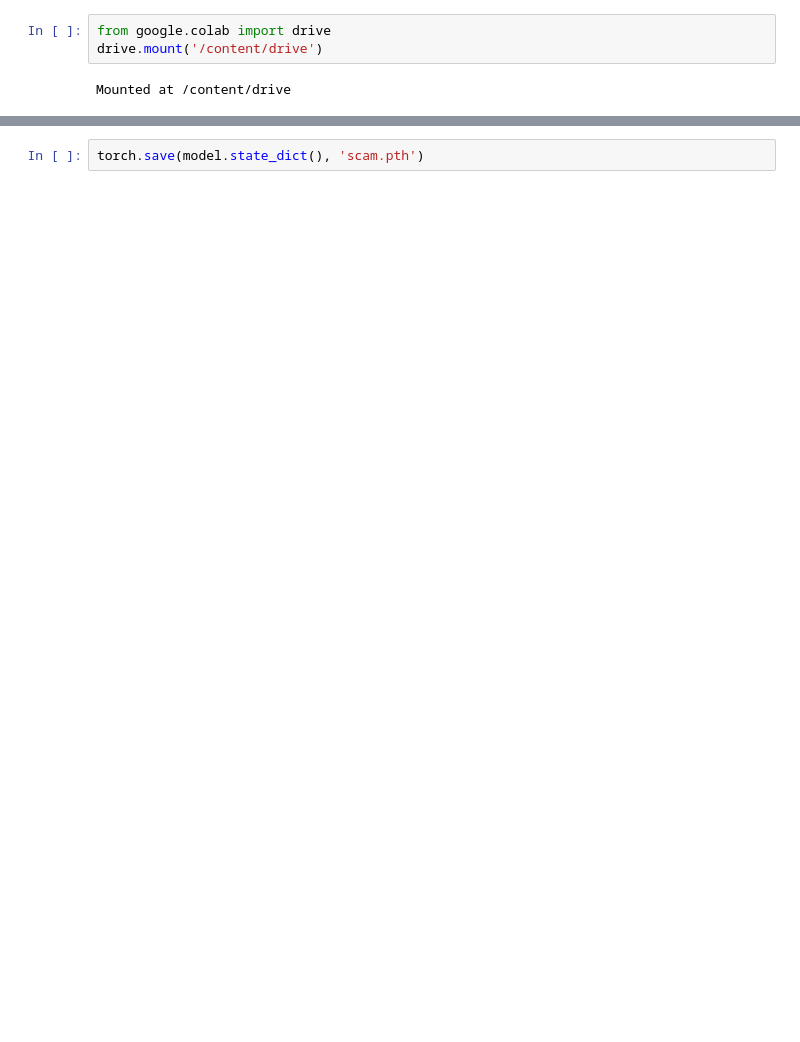
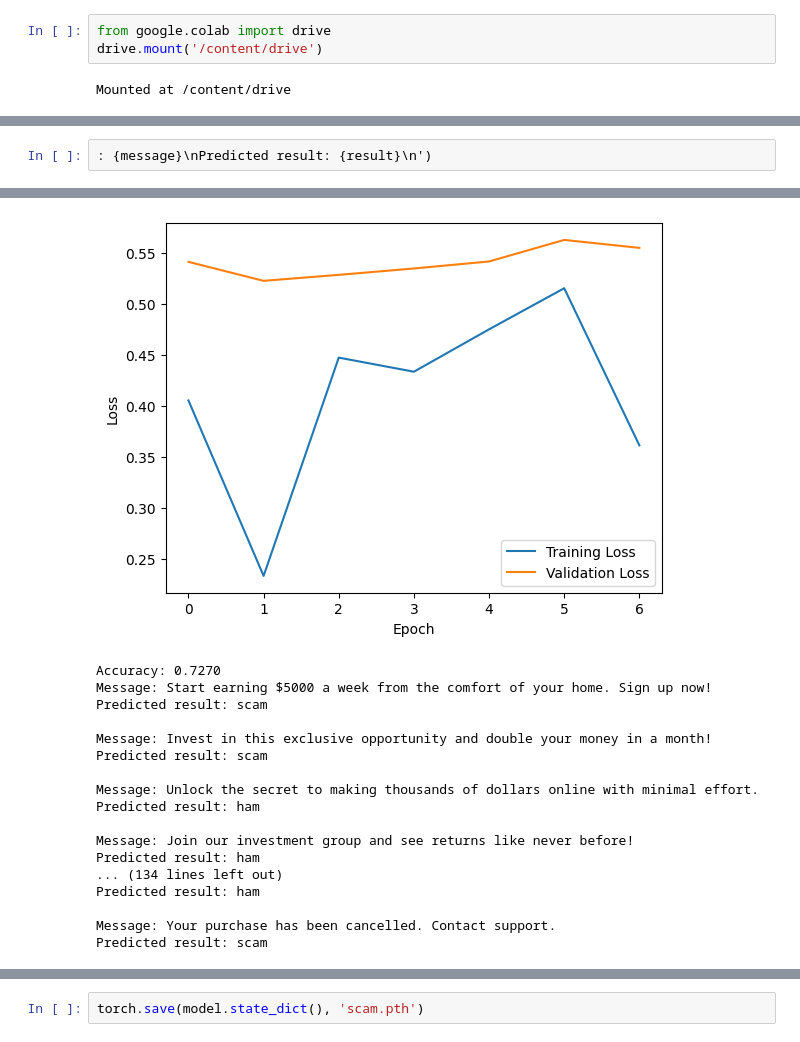
Before and after one commit to rcout328/Ai-saas, a Jupyter notebook: scamsafe.ipynb, the cells around one changed output, grey strips where cells are left out. Drawn from its saved outputs; the diff is of its cells as text; blank space fills up the shorter version.

```diff
--- a/scamsafe.ipynb
+++ b/scamsafe.ipynb
@@ -141,0 +162,3 @@ Total messages generated: 300
+# %%
+: {message}\nPredicted result: {result}\n')
+# %% [output]
@@ -141,0 +173,18 @@ Total messages generated: 300
+[figure, added]
+Accuracy: 0.7270
+Message: Start earning $5000 a week from the comfort of your home. Sign up now!
+Predicted result: scam
+
+Message: Invest in this exclusive opportunity and double your money in a month!
+Predicted result: scam
+
+Message: Unlock the secret to making thousands of dollars online with minimal effort.
+Predicted result: ham
+
+Message: Join our investment group and see returns like never before!
+Predicted result: ham
+... (134 lines left out)
+Predicted result: ham
+
+Message: Your purchase has been cancelled. Contact support.
+Predicted result: scam
```
Also changed, not shown: parts of 12 cells of this notebook.
